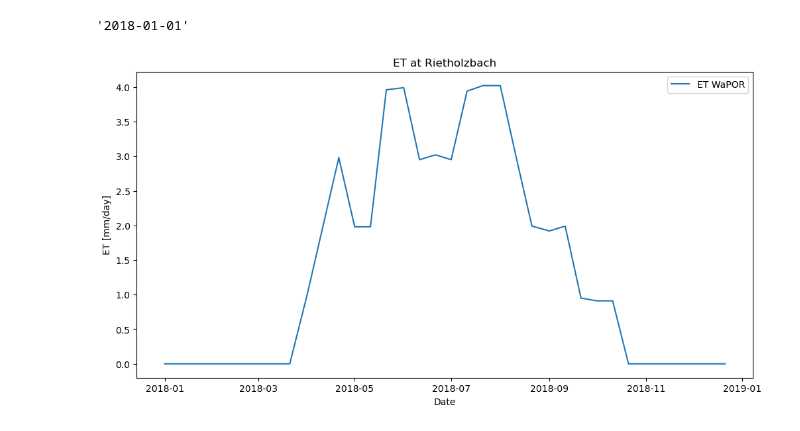
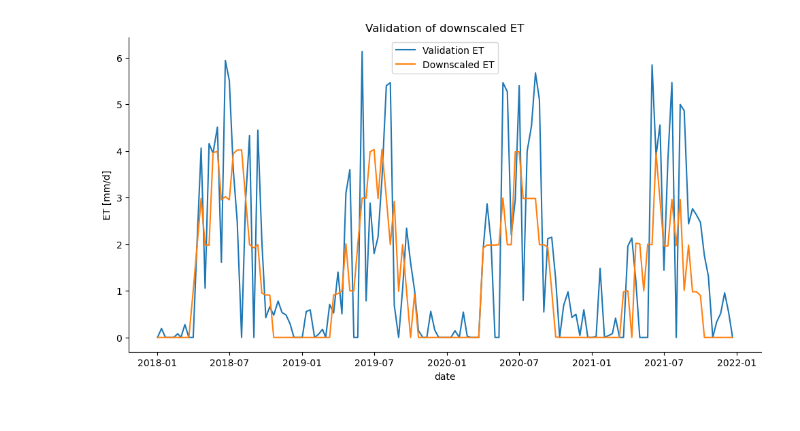
Before and after one commit to CooperBigFoot/ETblue-estimation, a Jupyter notebook: downscale_ET_data/validate_WaPOR_ET.ipynb, the cells around one changed output. Cells and saved outputs as stored; diff of their text form; code cells hidden in the pictures.

```diff
--- a/downscale_ET_data/validate_WaPOR_ET.ipynb
+++ b/downscale_ET_data/validate_WaPOR_ET.ipynb
@@ -68,0 +159,3 @@ plt.show()
+# %%
+validation_ET = validation_df.loc[dates_for_validation['date']]
+validation_ET
@@ -72,7 +180,7 @@ def extract_pixel_values(
 ) -> ee.FeatureCollection:
     """
     Extract the pixel value of the 'downscaled' band for each image in the collection
-    at the specified point.
+    at the specified point, with error handling for missing timestamps.
 
     Args:
         image_collection (ee.ImageCollection): The input image collection.
@@ -98,45 +206,41 @@ def extract_pixel_values(
             bestEffort=True,
         ).get("downscaled")
 
-        # Retrieve the image ID (using 'system:index' as an identifier)
-        image_id = image.get("system:index")
-
         # Retrieve the image acquisition time
         time_start = image.get("system:time_start")
+
+        # Handle potential null time_start
+        formatted_date = ee.Algorithms.If(
+            ee.Algorithms.IsEqual(time_start, None),
+            None,
+            ee.Date(time_start).format("YYYY-MM-dd"),
+        )
 
         return ee.Feature(
             None,
             {
                 "pixel_value": pixel_value,
-                "date" : ee.Date(time_start).format("YYYY-MM-dd"),
+                "date": formatted_date,
                 "system:time_start": time_start,
             },
         )
 
     # Map the extraction function over the image collection
     return ee.FeatureCollection(image_collection.map(extract_value))
-
-
-point = validation_et_collection.first().geometry()
-raster_collection = extract_pixel_values(et_collection_2018, point)
-# %%
-ee.Date(raster_collection.first().get("system:time_start")).format("YYYY-MM-dd").getInfo()
-# %% [output]
-'2018-01-01'
-# %%
-df = geemap.ee_to_df(ee.FeatureCollection(raster_collection))
-df["ET_[mm/day]"] = df["pixel_value"] / 100
-
-
-df["date"] = pd.to_datetime(df["date"])
-df = df.set_index("date")
-
-plt.figure(figsize=(12, 6))
-plt.plot(df.index, df["ET_[mm/day]"], label="ET WaPOR")
-plt.xlabel("Date")
-plt.ylabel("ET [mm/day]")
-plt.title("ET at Rietholzbach")
-plt.legend()
-plt.show()
-# %% [output]
-[figure, removed]
+# %%
+point = validation_et_collection.first().geometry()
+raster_collection = extract_pixel_values(et_collection, point)
+# %%
+waport_df = geemap.ee_to_df(ee.FeatureCollection(raster_collection))
+waport_df["evapotranspiration[mm/d]"] = waport_df["pixel_value"] / 100
+waport_df["date"] = pd.to_datetime(waport_df["date"])
+# %%
+plt.figure(figsize=(12, 6))
+sns.lineplot(data=validation_ET, x="date", y="evapotranspiration_[mm/d]", label="Validation ET")
+sns.lineplot(data=waport_df, x="date", y="evapotranspiration[mm/d]", label="Downscaled ET")
+plt.ylabel("ET [mm/d]")
+plt.title("Validation of downscaled ET")
+sns.despine()
+plt.show()
+# %% [output]
+[figure, added]
```
Also changed, not shown: parts of 15 cells of this notebook, 1 other file.
